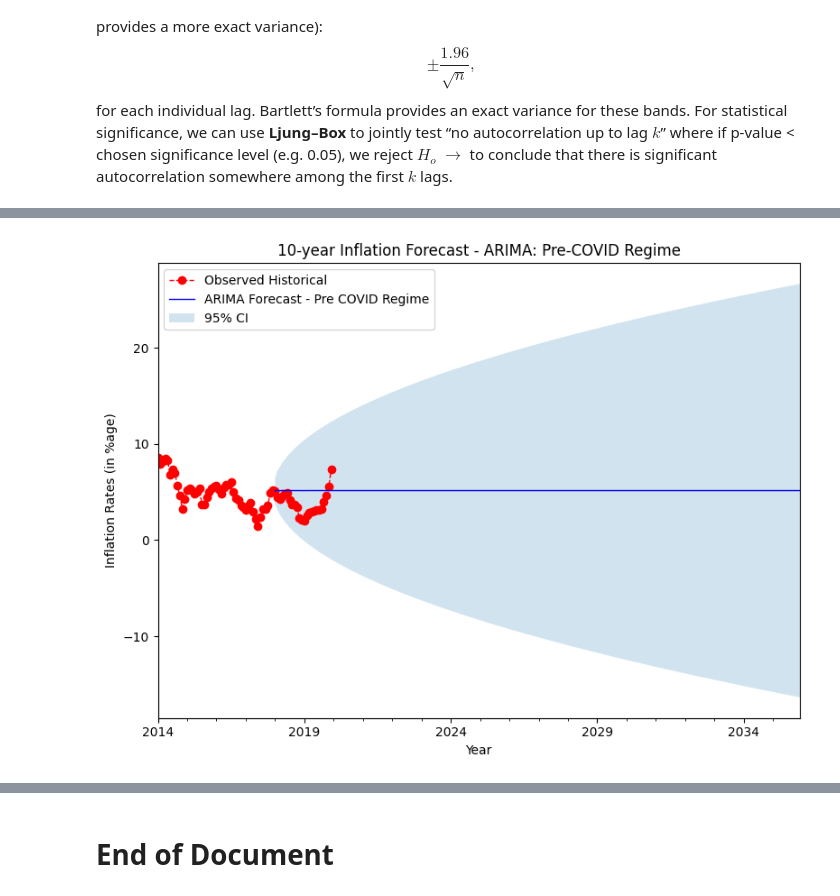
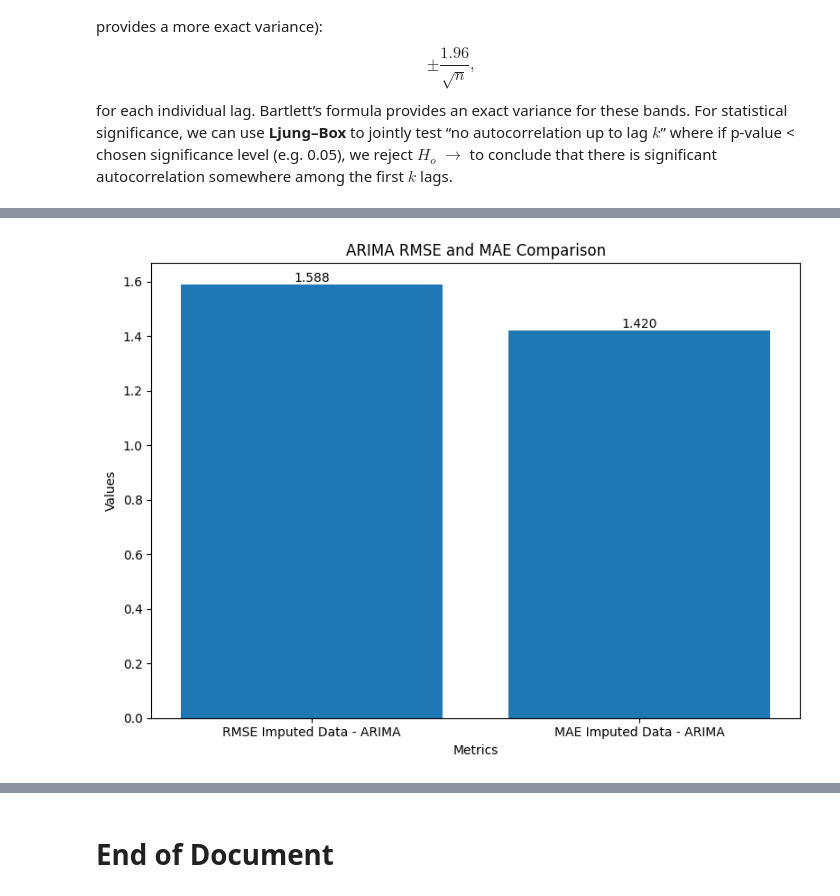
Before and after one commit to thenaivecoder89/statistical_and_machine_learning_models, a Jupyter notebook: inflation/arima_sarima_xgboost/Comparative_analysis_report_on_arima_sarima_xgb_on_inflation_dataset.ipynb, the cells around one changed output, grey strips where cells are left out. Cells and saved outputs as stored; diff of their text form; code cells hidden in the pictures.

```diff
--- a/inflation/arima_sarima_xgboost/Comparative_analysis_report_on_arima_sarima_xgb_on_inflation_dataset.ipynb
+++ b/inflation/arima_sarima_xgboost/Comparative_analysis_report_on_arima_sarima_xgb_on_inflation_dataset.ipynb
@@ -460,53 +492,65 @@ Having established the mechanisms behind an ARIMA model, this section focuses on
 # %%
-# Generate model
-train_data = df_seasonality_test_data_pre[
-    df_seasonality_test_data_pre.index.year<2018
-]
-test_data = df_seasonality_test_data_pre[
-    df_seasonality_test_data_pre.index.year==2019
-    ]
-arima_model_pre = ARIMA(train_data['Inflation_rates'], order=(1,1,1))
-arima_model_pre_fit = arima_model_pre.fit(cov_type='robust')
-arima_model_pred = arima_model_pre_fit.get_forecast(steps=len(test_data)).predicted_mean
-rmse_pre = root_mean_squared_error(test_data['Inflation_rates'], arima_model_pred)
-mae_pre = mean_absolute_error(test_data['Inflation_rates'], arima_model_pred)
-print(f'Pre-COVID Regime ARIMA RMSE: {rmse_pre}')
-print(f'Pre-COVID Regime ARIMA MAE: {mae_pre}')
-print(f'Summary statistics:\n{arima_model_pre_fit.summary()}')
-is_stationary_pre = np.all(np.abs(arima_model_pre_fit.arroots)>1)
-is_invertible_pre = np.all(np.abs(arima_model_pre_fit.maroots)>1)
-print(f'Stability result: {is_stationary_pre}')
-print(f'Invertability results: {is_invertible_pre}')
+# Training the ARIMA model on Imputed Data and Calculating Errors
+print('Data preparation, model training and presentation of in-sample, out-of-sample and forecast results:')
+model_arima_imputed = ARIMA(train_imputed_data['CPI_Inflation_YoY_Percent_Imputed'], order=(1, 1, 1)).fit(cov_type='robust')
+model_arima_imputed_pred = model_arima_imputed.get_forecast(steps=12).predicted_mean
+model_arima_imputed_rmse = root_mean_squared_error(test_imputed_data['CPI_Inflation_YoY_Percent_Imputed'], model_arima_imputed_pred)
+model_arima_imputed_mae = mean_absolute_error(test_imputed_data['CPI_Inflation_YoY_Percent_Imputed'], model_arima_imputed_pred)
+print(f'Imputed Data RMSE - ARIMA: {model_arima_imputed_rmse}')
+print(f'Imputed Data MAE - ARIMA: {model_arima_imputed_mae}')
+print('ARIMA performance on out-of-sample parameters:')
+Y_comp_values = [model_arima_imputed_rmse, model_arima_imputed_mae]
+X_comp_values = ['RMSE Imputed Data - ARIMA', 'MAE Imputed Data - ARIMA']
+plt.subplots(figsize=(8, 6), dpi=100)
+bars = plt.bar(X_comp_values, Y_comp_values)
+for bar in bars:
+    height = bar.get_height()
+    plt.text(
+        bar.get_x() + bar.get_width() / 2,
+        height,
+        f'{height:.3f}',
+        ha='center',
+        va='bottom',
+        fontsize=10
+    )
+plt.xlabel('Metrics')
+plt.ylabel('Values')
+plt.title('ARIMA RMSE and MAE Comparison', fontsize=12)
+plt.tight_layout()
+plt.show()
+print(f'As evident from the plot above, imputing the data for periods of 2020 and 2021 reduced both RMSE and MAE errors.')
+print(f'Summary Statistics:\n{model_arima_imputed.summary()}')
+imp_is_stationary = np.all(np.abs(model_arima_imputed.arroots) > 1)
+imp_is_invertible = np.all(np.abs(model_arima_imputed.maroots) > 1)
+print(f'Stability result: {imp_is_stationary}')
+print(f'Invertability result: {imp_is_invertible}')
 
-
-# Forecast till 2035
-forecast_pre = arima_model_pre_fit.get_forecast(steps=216)
-forecast_df_pre = forecast_pre.summary_frame(alpha=0.05)
-
-# Predicted Mean, Standard Error and CI values
-df_prediction_data_pre = forecast_df_pre[['mean', 'mean_se', 'mean_ci_lower', 'mean_ci_upper']]
-df_prediction_data_pre.index.name = 'Period'
-df_prediction_data_pre.to_csv(forecast_pre_dataset)
-
-# Plot Forecast
-forecast_df_pre.index = pd.to_datetime(forecast_df_pre.index, errors='coerce')
-fig_forecast_pre, ax_forecast_pre = plt.subplots(figsize=(8, 6), dpi=100)
-series_pre.plot(ax=ax_forecast_pre, label='Observed Historical',
+# Generating Forecast Based on Imputed Data.
+print('====================================================================')
+print('Generating 5-year forecast based on imputed dataset:')
+model_arima_imputed_forecast = model_arima_imputed.get_forecast(steps=60)
+model_arima_imputed_forecast_summary = model_arima_imputed_forecast.summary_frame(alpha=0.05)
+df_prediction_data_imp = model_arima_imputed_forecast_summary[['mean', 'mean_se', 'mean_ci_lower', 'mean_ci_upper']]
+df_prediction_data_imp.index.name = 'Period'
+df_prediction_data_imp.to_csv(forecast_imputed_dataset)
+model_arima_imputed_forecast.index = pd.to_datetime(model_arima_imputed_forecast_summary.index, errors='coerce')
+fig_forecast_imp, ax_forecast_imp = plt.subplots(figsize=(8, 6), dpi=100)
+df_inflation_imputed['CPI_Inflation_YoY_Percent_Imputed'].plot(ax=ax_forecast_imp, label='Observed Historical',
                 lw=1, color='red',
                 linestyle='--', marker='o')
-forecast_df_pre['mean'].plot(ax=ax_forecast_pre,
-                             label='ARIMA Forecast - Pre COVID Regime',
+model_arima_imputed_forecast_summary['mean'].plot(ax=ax_forecast_imp,
+                             label='ARIMA Forecast - Imputed Data',
                              lw=1,
                              color='blue')
-ax_forecast_pre.fill_between(forecast_df_pre.index,
-                             forecast_df_pre['mean_ci_lower'],
-                             forecast_df_pre['mean_ci_upper'],
+ax_forecast_imp.fill_between(model_arima_imputed_forecast_summary.index,
+                             model_arima_imputed_forecast_summary['mean_ci_lower'],
+                             model_arima_imputed_forecast_summary['mean_ci_upper'],
                              alpha=0.2,
                              label='95% CI')
-ax_forecast_pre.set_xlabel('Year')
-ax_forecast_pre.set_ylabel('Inflation Rates (in %age)')
-ax_forecast_pre.set_title('10-year Inflation Forecast - ARIMA: Pre-COVID Regime')
-ax_forecast_pre.legend()
+ax_forecast_imp.set_xlabel('Year')
+ax_forecast_imp.set_ylabel('Inflation Rates (in %age)')
+ax_forecast_imp.set_title('5-year Inflation Forecast - ARIMA: Imputed Data')
+ax_forecast_imp.legend()
 plt.tight_layout()
 plt.show()
 # %% [output]
@@ -530 +561 @@ Invertability results: True
-[figure, old version]
+[figure, new version]
```
Also changed, not shown: parts of 38 cells of this notebook.
